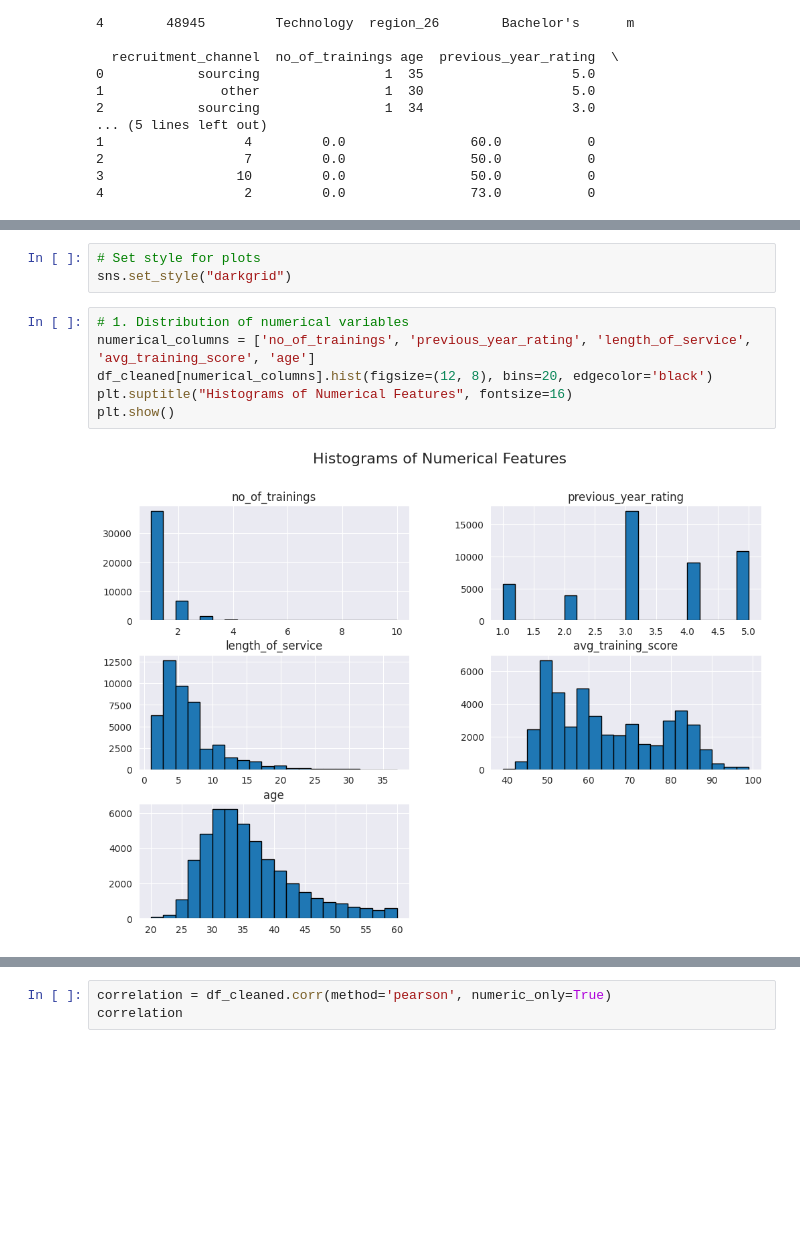
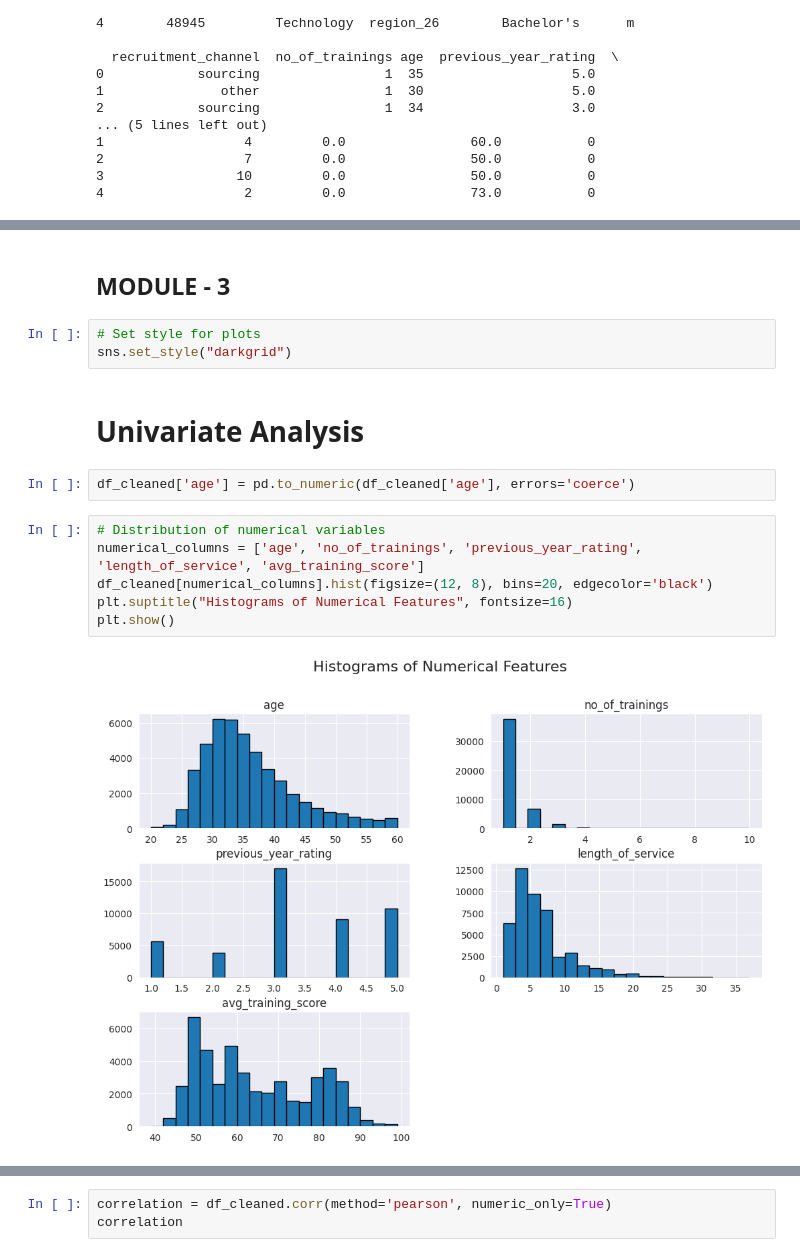
Before and after one commit to Harshithaareddy/Data_Science, a Jupyter notebook: 21BDS0294.ipynb, the cells around one changed output, grey strips where cells are left out. Drawn from its saved outputs; the diff is of its cells as text; blank space fills up the shorter version.

```diff
--- a/21BDS0294.ipynb
+++ b/21BDS0294.ipynb
@@ -269,12 +275,18 @@ First 5 rows of the dataset:
+# %% [markdown]
+## **MODULE - 3**
 # %%
 # Set style for plots
 sns.set_style("darkgrid")
+# %% [markdown]
+# **Univariate Analysis**
+# %%
+df_cleaned['age'] = pd.to_numeric(df_cleaned['age'], errors='coerce')
 # %%
-# 1. Distribution of numerical variables
-numerical_columns = ['no_of_trainings', 'previous_year_rating', 'length_of_service', 'avg_training_score', 'age']
+# Distribution of numerical variables
+numerical_columns = ['age', 'no_of_trainings', 'previous_year_rating', 'length_of_service', 'avg_training_score']
 df_cleaned[numerical_columns].hist(figsize=(12, 8), bins=20, edgecolor='black')
 plt.suptitle("Histograms of Numerical Features", fontsize=16)
 plt.show()
 # %% [output]
-[figure, old version]
+[figure, new version]
 # %%
```
Also changed, not shown: parts of 29 cells of this notebook.
